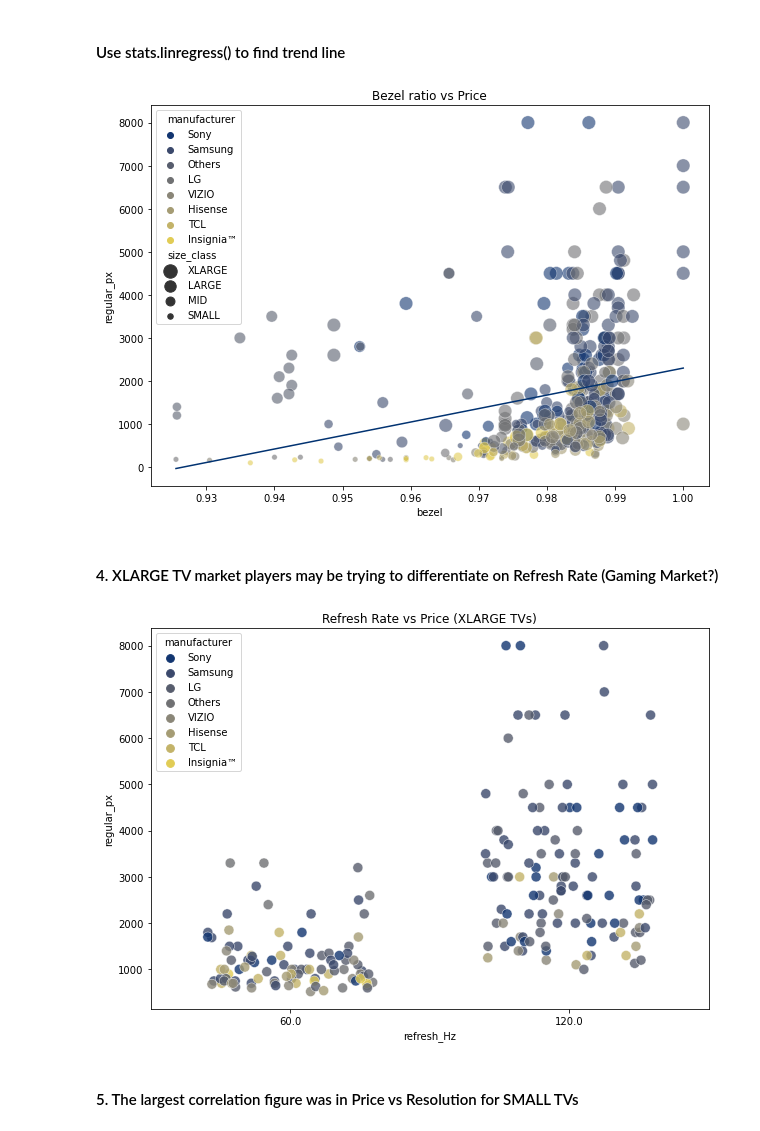
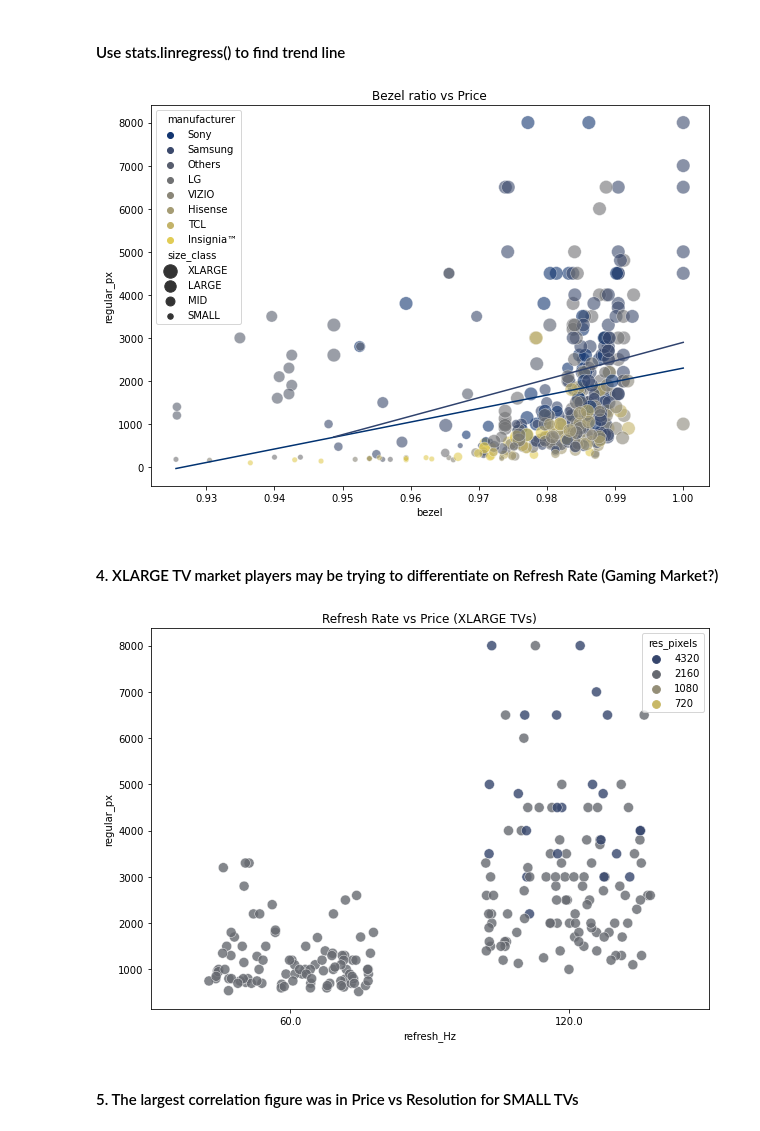
Before and after one commit to dnie44/nycdatascience_python_project, a Jupyter notebook: bb_analysis2.ipynb, the cells around one changed output. Saved outputs shown, nothing was run; the diff lists cells and outputs as text; code cells hidden in the pictures.

```diff
--- a/bb_analysis2.ipynb
+++ b/bb_analysis2.ipynb
@@ -272,7 +274,22 @@ sns.scatterplot(data = bby2, x='bezel', y='regular_px', hue='manufacturer', hue_
                 size = 'size_class', sizes=(30, 180), size_order=size_order,
                 palette='cividis', linewidth=0.5, edgecolor='w', alpha=0.6)\
                 .set_title('Bezel ratio vs Price')
-# Plot linear regression line
+
+# Plot linear regression line ALL TVS
+x_vals = bby2.bezel
+y_vals = bby2.regular_px
+# Get slope, intercept from stats.linregress()
+slope, intercept, rvalue, pvalue, stderr = stats.linregress(x_vals,y_vals)
+# plot
+y_pred = intercept + slope*x_vals
+sns.lineplot(x=x_vals, y=y_pred)
+
+# Plot linear regression line XLARGE TVs
+x_vals = bby2[bby2.size_class=='XLARGE'].bezel
+y_vals = bby2[bby2.size_class=='XLARGE'].regular_px
+# Get slope, intercept from stats.linregress()
+slope, intercept, rvalue, pvalue, stderr = stats.linregress(x_vals,y_vals)
+# Plot
 y_pred = intercept + slope*x_vals
 sns.lineplot(x=x_vals, y=y_pred)
 
@@ -281,27 +298,27 @@ sns.lineplot(x=x_vals, y=y_pred)
 #save file for Presentation
 fig.savefig('temp.png', transparent=True)
 # %% [output]
-[figure, old version]
+[figure, new version]
 # %% [markdown]
 #### 4. XLARGE TV market players may be trying to differentiate on Refresh Rate (Gaming Market?)
 # %%
 fig = plt.gcf()
 fig.set_size_inches(10,7)
 
 # # set order of x-axis categories
-hue_order = bby.groupby('manufacturer').median()['regular_px'].sort_values(ascending=False).index
+hue_order = bby.groupby('res_pixels').median()['regular_px'].sort_values(ascending=False).index
 # hue_order = bby.groupby('size_class').median()['screen_size'].sort_values(ascending=False).index
 
-sns.stripplot(data = bby[bby.size_class=='XLARGE'], x='refresh_Hz', y='regular_px', hue='manufacturer',
+sns.stripplot(data = bby[bby.size_class=='XLARGE'], x='refresh_Hz', y='regular_px', hue='res_pixels',
               size = 10, hue_order=hue_order, jitter='0.3',
               palette='cividis', linewidth=0.5, edgecolor='w', alpha=0.8)\
                 .set_title('Refresh Rate vs Price (XLARGE TVs)')
 #plt.legend(bbox_to_anchor=(1, 1))
 
 #save file for Presentation
 fig.savefig('temp.png', transparent=True)
 # %% [output]
-[figure, old version]
+[figure, new version]
 # %% [markdown]
 #### 5. The largest correlation figure was in Price vs Resolution for SMALL TVs
 # %%
```
Also changed, not shown: parts of 10 cells of this notebook, 2 other files.
